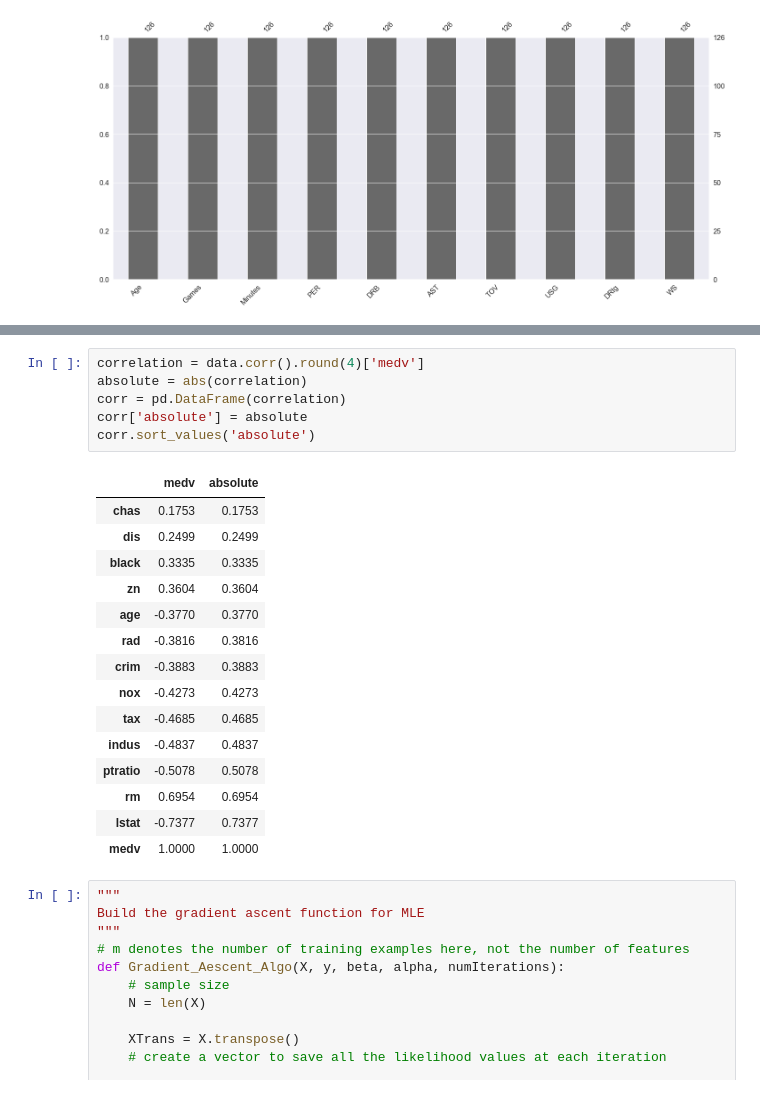
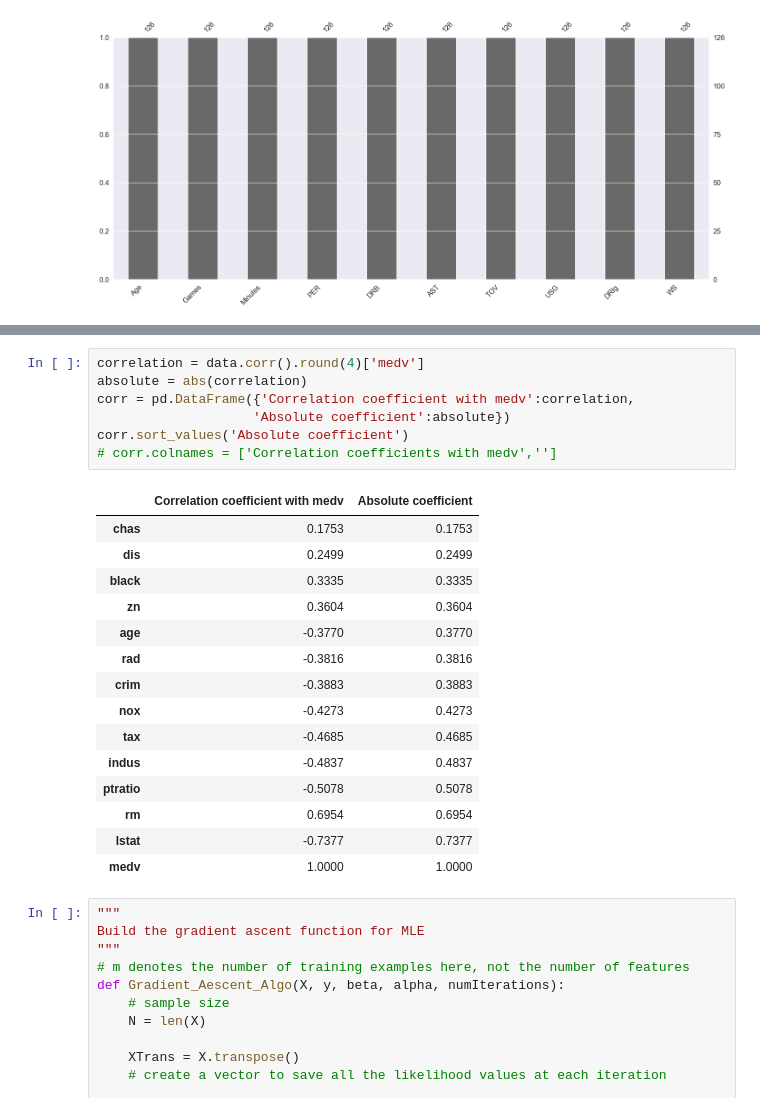
Before and after one commit to ChelseaYang1130/S2-2020, a Jupyter notebook: QBUS2820/Assignment 1/Assignment 1.ipynb, the cells around one changed output, grey strips where cells are left out. Cells and saved outputs as stored; diff of their text form.

```diff
--- a/QBUS2820/Assignment 1/Assignment 1.ipynb
+++ b/QBUS2820/Assignment 1/Assignment 1.ipynb
@@ -454,11 +487,12 @@ plt.tight_layout()
 # %%
 correlation = data.corr().round(4)['medv']
 absolute = abs(correlation)
-corr = pd.DataFrame(correlation)
-corr['absolute'] = absolute
-corr.sort_values('absolute')
+corr = pd.DataFrame({'Correlation coefficient with medv':correlation,
+                    'Absolute coefficient':absolute})
+corr.sort_values('Absolute coefficient')
+# corr.colnames = ['Correlation coefficients with medv','']
 # %% [output]
-|  | medv | absolute |
+|  | Correlation coefficient with medv | Absolute coefficient |
 | chas | 0.1753 | 0.1753 |
 | dis | 0.2499 | 0.2499 |
 | black | 0.3335 | 0.3335 |
```
Also changed, not shown: parts of 3 cells of this notebook, 11 other files.
